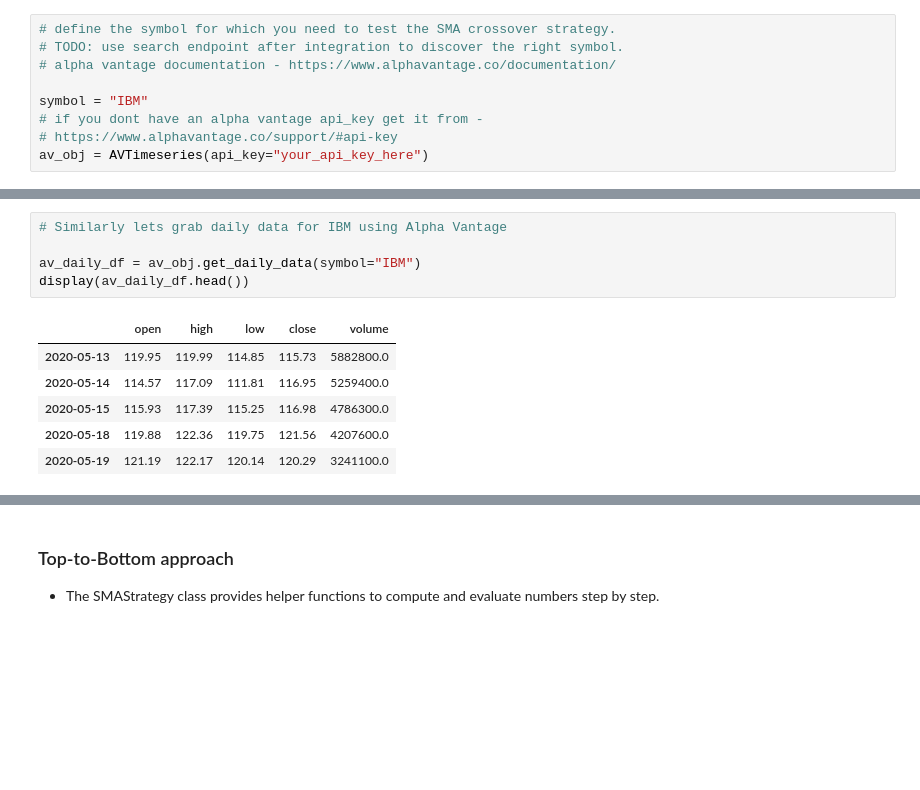
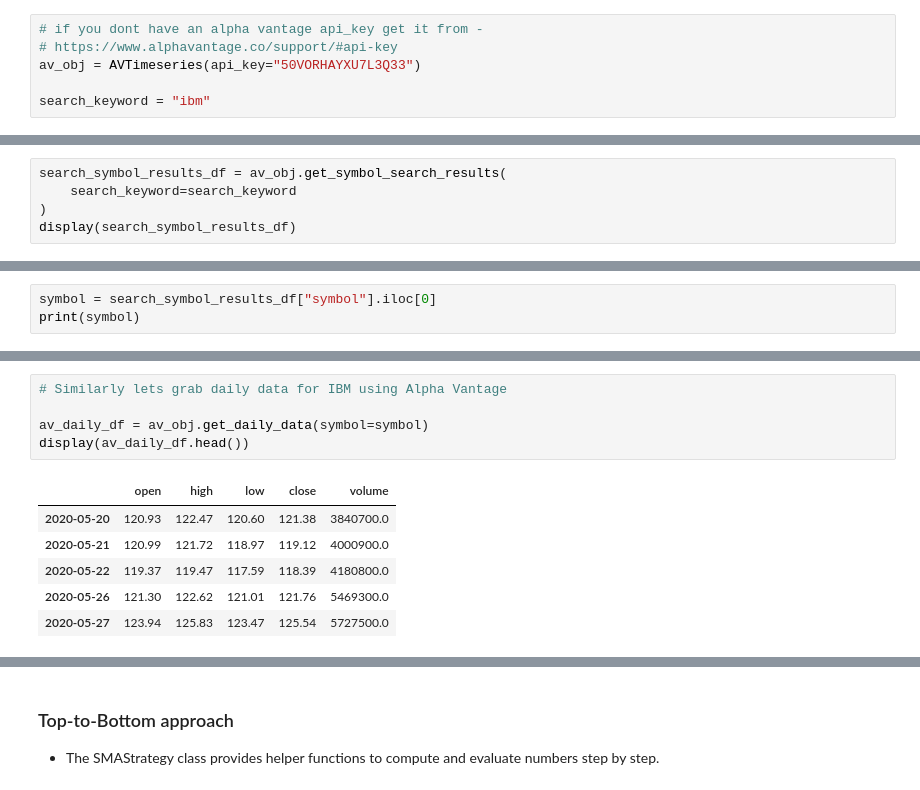
Before and after one commit to jadhavpritish/Toucan, a Jupyter notebook: demo_notebooks/simple_moving_average_crossover_demo.ipynb, the cells around one changed output, grey strips where cells are left out. Drawn from its saved outputs; the diff is of its cells as text; blank space fills up the shorter version.

```diff
--- a/demo_notebooks/simple_moving_average_crossover_demo.ipynb
+++ b/demo_notebooks/simple_moving_average_crossover_demo.ipynb
@@ -29,11 +29,13 @@ The nb_black extension is already loaded. To reload it, use:
 # %%
-# define the symbol for which you need to test the SMA crossover strategy.
-# TODO: use search endpoint after integration to discover the right symbol.
-# alpha vantage documentation - https://www.alphavantage.co/documentation/
-
-symbol = "IBM"
 # if you dont have an alpha vantage api_key get it from -
 # https://www.alphavantage.co/support/#api-key
-av_obj = AVTimeseries(api_key="your_api_key_here")
+av_obj = AVTimeseries(api_key="50VORHAYXU7L3Q33")
+
+search_keyword = "ibm"
 # %% [output]
 [interactive output not drawn]
+# %%
+search_symbol_results_df = av_obj.get_symbol_search_results(
+    search_keyword=search_keyword
+)
+display(search_symbol_results_df)
@@ -39,0 +58,3 @@ av_obj = AVTimeseries(api_key="your_api_key_here")
+# %%
+symbol = search_symbol_results_df["symbol"].iloc[0]
+print(symbol)
@@ -54,15 +80,15 @@ display(av_intraday_df.head())
 # %%
 # Similarly lets grab daily data for IBM using Alpha Vantage
 
-av_daily_df = av_obj.get_daily_data(symbol="IBM")
+av_daily_df = av_obj.get_daily_data(symbol=symbol)
 display(av_daily_df.head())
 # %% [output]
 |  | open | high | low | close | volume |
-| 2020-05-13 | 119.95 | 119.99 | 114.85 | 115.73 | 5882800.0 |
-| 2020-05-14 | 114.57 | 117.09 | 111.81 | 116.95 | 5259400.0 |
-| 2020-05-15 | 115.93 | 117.39 | 115.25 | 116.98 | 4786300.0 |
-| 2020-05-18 | 119.88 | 122.36 | 119.75 | 121.56 | 4207600.0 |
-| 2020-05-19 | 121.19 | 122.17 | 120.14 | 120.29 | 3241100.0 |
+| 2020-05-20 | 120.93 | 122.47 | 120.60 | 121.38 | 3840700.0 |
+| 2020-05-21 | 120.99 | 121.72 | 118.97 | 119.12 | 4000900.0 |
+| 2020-05-22 | 119.37 | 119.47 | 117.59 | 118.39 | 4180800.0 |
+| 2020-05-26 | 121.30 | 122.62 | 121.01 | 121.76 | 5469300.0 |
+| 2020-05-27 | 123.94 | 125.83 | 123.47 | 125.54 | 5727500.0 |
 [interactive output not drawn]
 # %%
 # Bottom up approach - Lets us evaluate how profitable 20-10 SMA cross-over strategy for IBM is.
```
Also changed, not shown: parts of 8 cells of this notebook, 3 other files.
